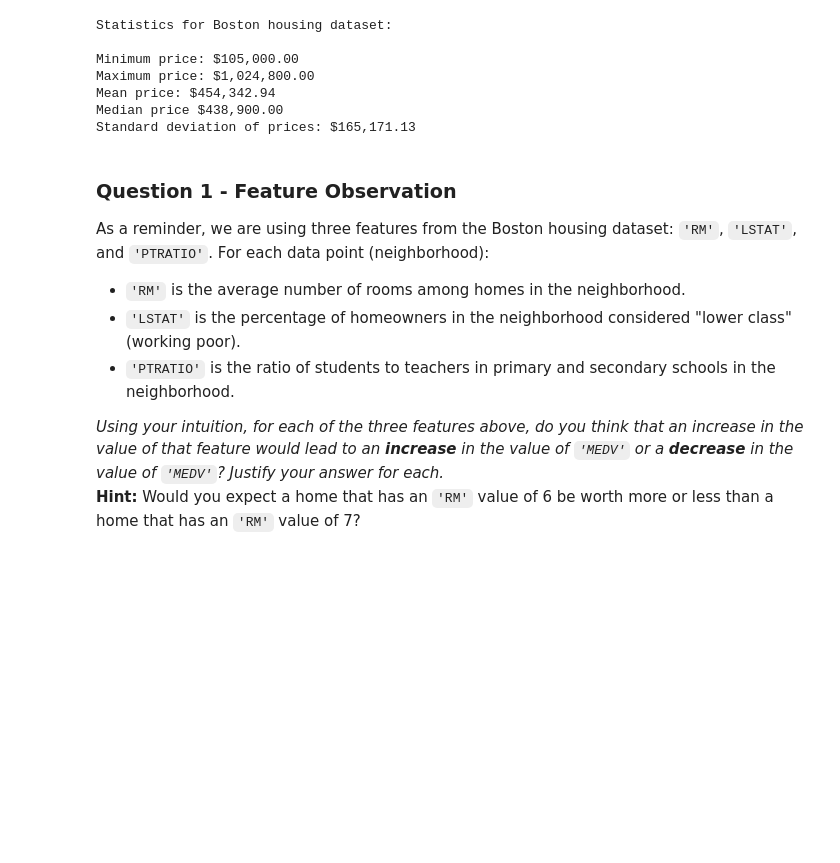
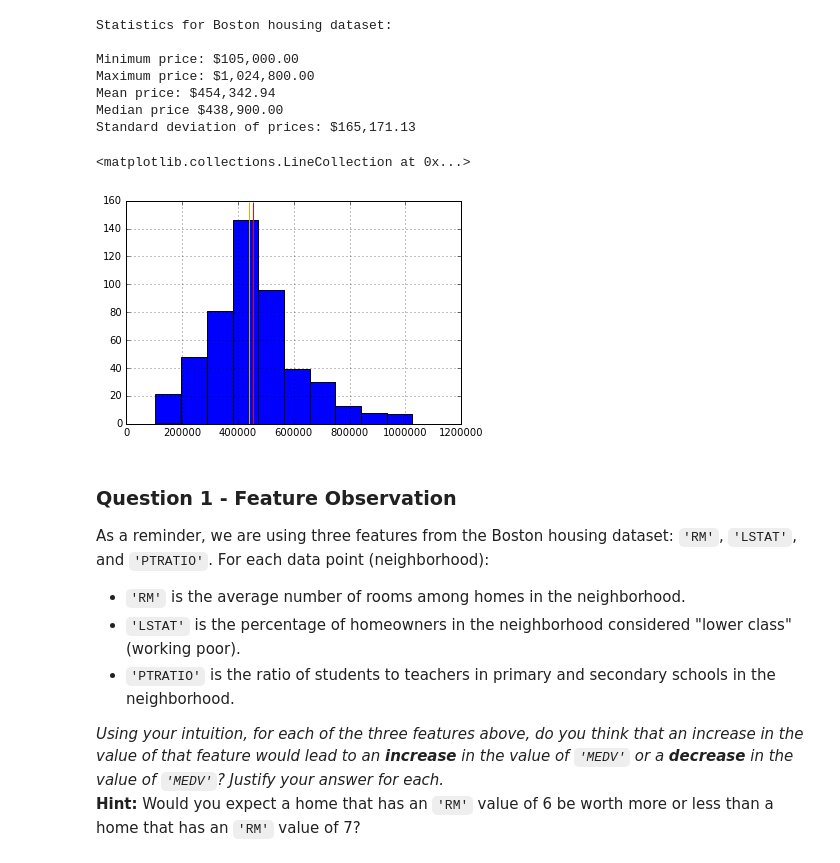
Before and after one commit to FrankRuns/machine-learning, a Jupyter notebook: projects/boston_housing/boston_housing.ipynb, the cells around one changed output. Saved outputs shown, nothing was run; the diff lists cells and outputs as text; code cells hidden in the pictures; blank space fills up the shorter version.

```diff
--- a/projects/boston_housing/boston_housing.ipynb
+++ b/projects/boston_housing/boston_housing.ipynb
@@ -81,6 +81,14 @@ Maximum price: $1,024,800.00
 Mean price: $454,342.94
 Median price $438,900.00
 Standard deviation of prices: $165,171.13
+# %%
+hgram = prices.hist()
+ymin, ymax = hgram.get_ylim()
+hgram.vlines(x=mean_price, ymin=ymin, ymax=ymax-1, color='r')
+hgram.vlines(x=median_price, ymin=ymin, ymax=ymax-1, color='y')
+# %% [output]
+<matplotlib.collections.LineCollection at 0x...>
+[figure, added]
 # %% [markdown]
 ### Question 1 - Feature Observation
 As a reminder, we are using three features from the Boston housing dataset: `'RM'`, `'LSTAT'`, and `'PTRATIO'`. For each data point (neighborhood):
```
Also changed, not shown: parts of 14 cells of this notebook, 1 other file.
